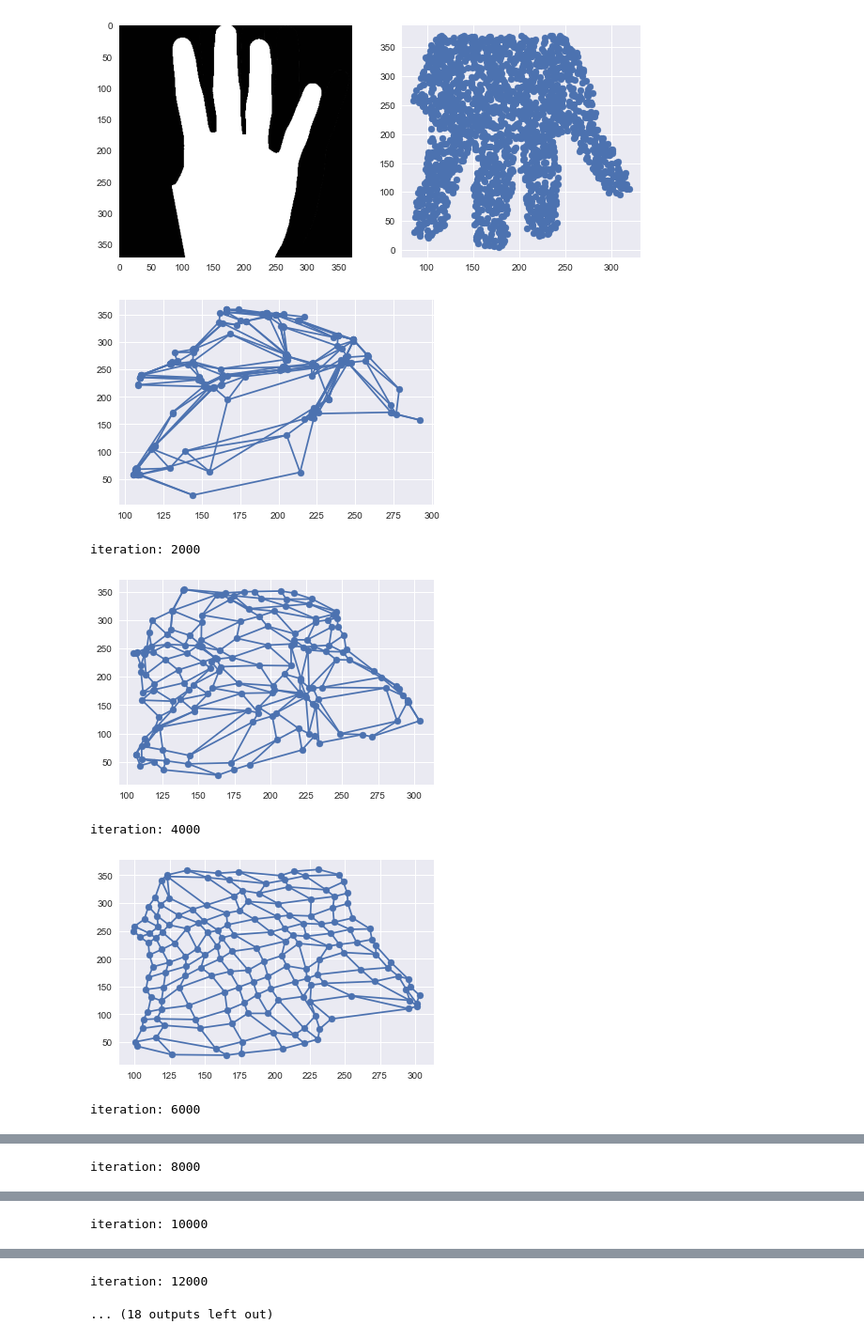
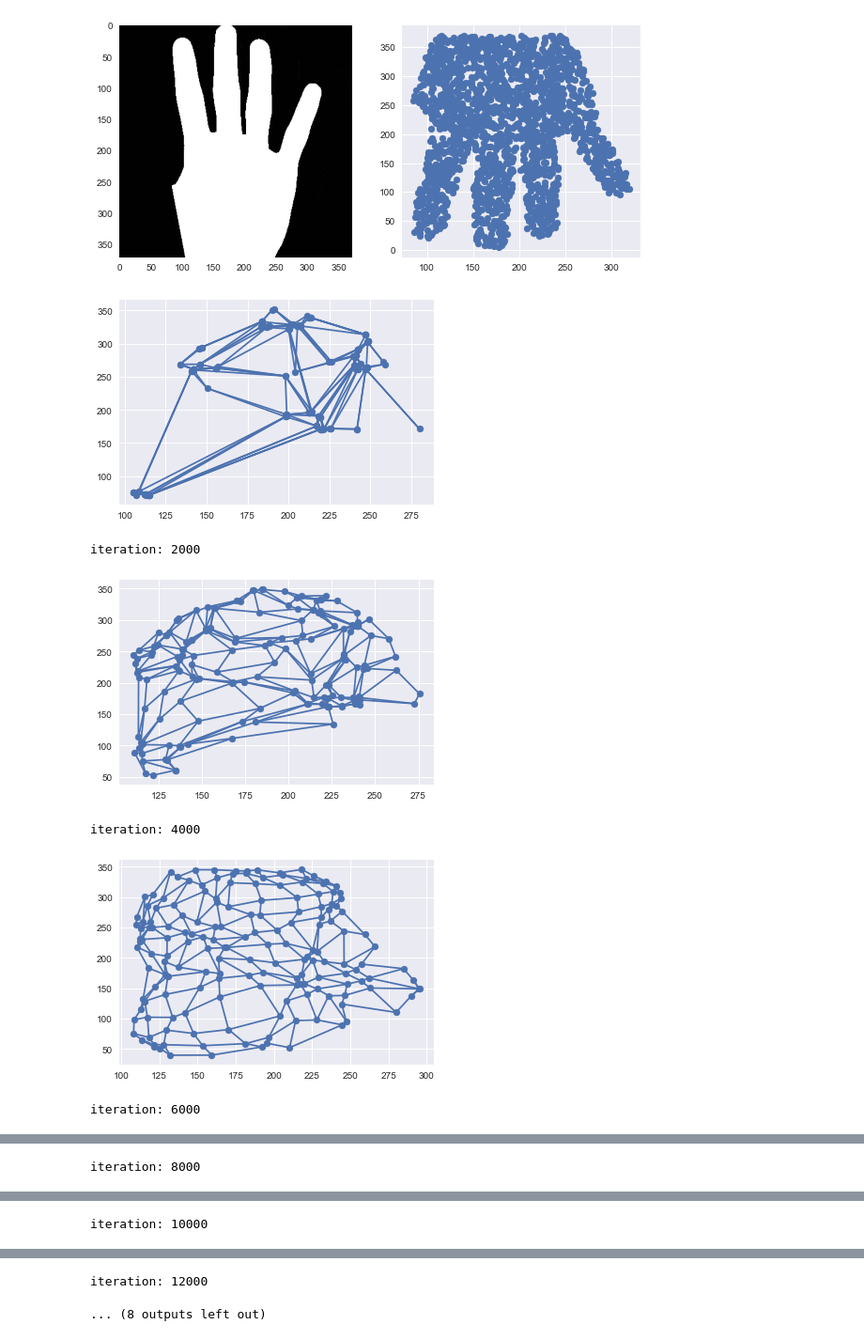
Before and after one commit to Israel0545488592/NeuralComputing2, a Jupyter notebook: Main_program .ipynb, the cells around one changed output, grey strips where cells are left out. Shown at 94% size. Drawn from its saved outputs; the diff is of its cells as text; code cells hidden in the pictures.

```diff
--- a/Main_program .ipynb
+++ b/Main_program .ipynb
@@ -213,11 +178,11 @@ plt.show()
 [figure]
 # %%
 som = SOM((13, 13), 0.7, 2, np.zeros(2))
-som.train(data, 0.0005, 3)
+som.train(data, 0.01, 5)
 # %% [output]
-[figure, old version]
+[figure, new version]
 iteration: 2000
-[figure, old version]
+[figure, new version]
 iteration: 4000
-[figure, old version]
+[figure, new version]
 iteration: 6000
@@ -229,2 +194,2 @@ iteration: 10000
 iteration: 12000
-... (18 outputs left out)
+... (8 outputs left out)
```
Also changed, not shown: parts of 20 cells of this notebook, 2 other files.
